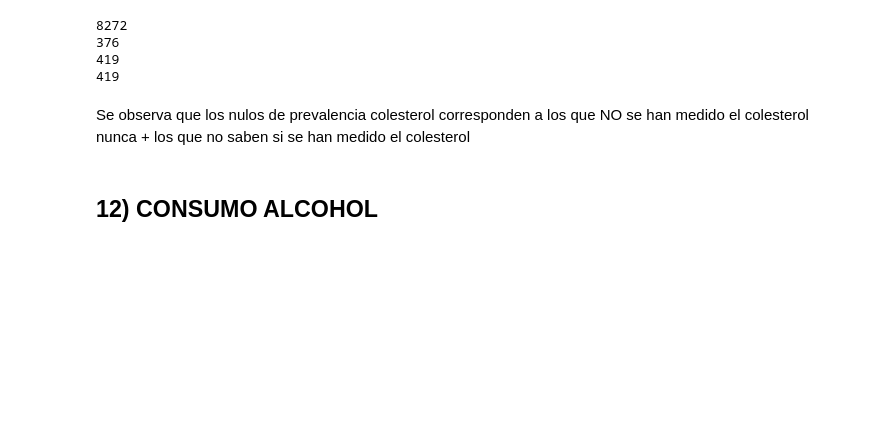
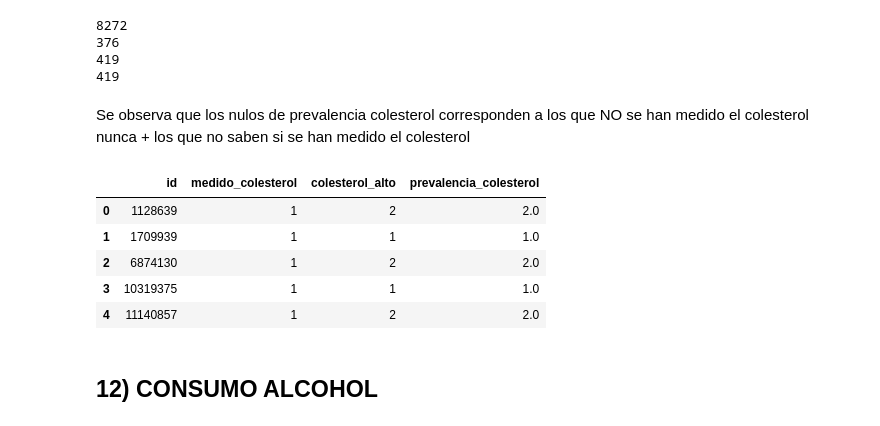
Before and after one commit to pupidly/AnalisisYPF, a Jupyter notebook: Procesamiento_columnas.ipynb, the cells around one changed output. Drawn from its saved outputs; the diff is of its cells as text; code cells hidden in the pictures; blank space fills up the shorter version.

Commit message:
avance calculo colesterol alto vs region

```diff
--- a/Procesamiento_columnas.ipynb
+++ b/Procesamiento_columnas.ipynb
@@ -1070,6 +1070,15 @@ print((colesterol['colesterol_alto']==99).sum())
 # %% [markdown]
 Se observa que los nulos de prevalencia colesterol corresponden a los que
 NO se han medido el colesterol nunca + los que no saben si se han medido el colesterol
+# %%
+colesterol.head(5)
+# %% [output]
+|  | id | medido_colesterol | colesterol_alto | prevalencia_colesterol |
+| 0 | 1128639 | 1 | 2 | 2.0 |
+| 1 | 1709939 | 1 | 1 | 1.0 |
+| 2 | 6874130 | 1 | 2 | 2.0 |
+| 3 | 10319375 | 1 | 1 | 1.0 |
+| 4 | 11140857 | 1 | 2 | 2.0 |
 # %% [markdown]
 ## 12) CONSUMO ALCOHOL
 # %%
```
Also changed, not shown: parts of 3 cells of this notebook, 3 other files.
